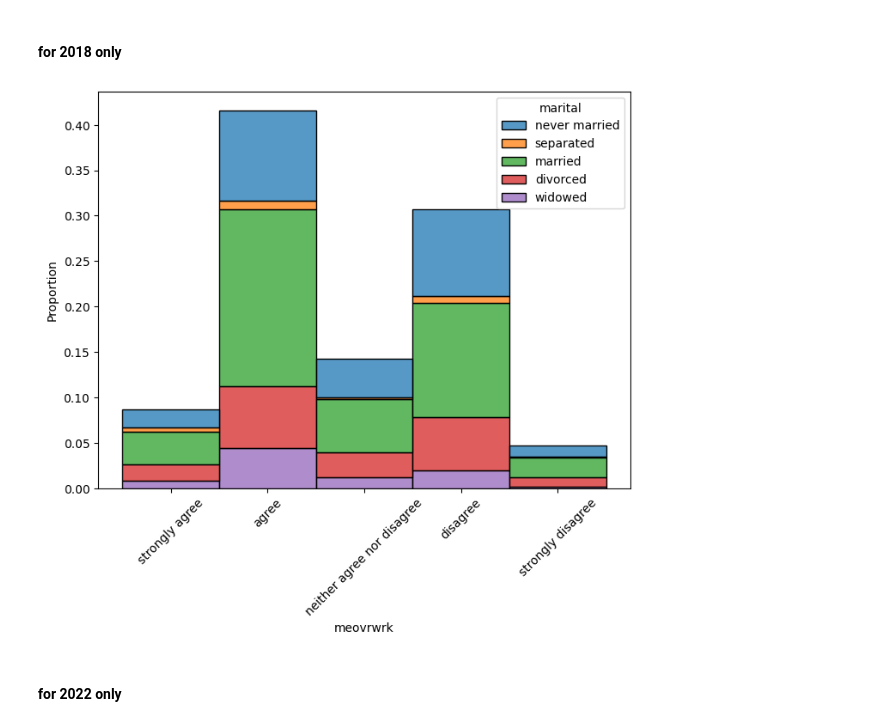
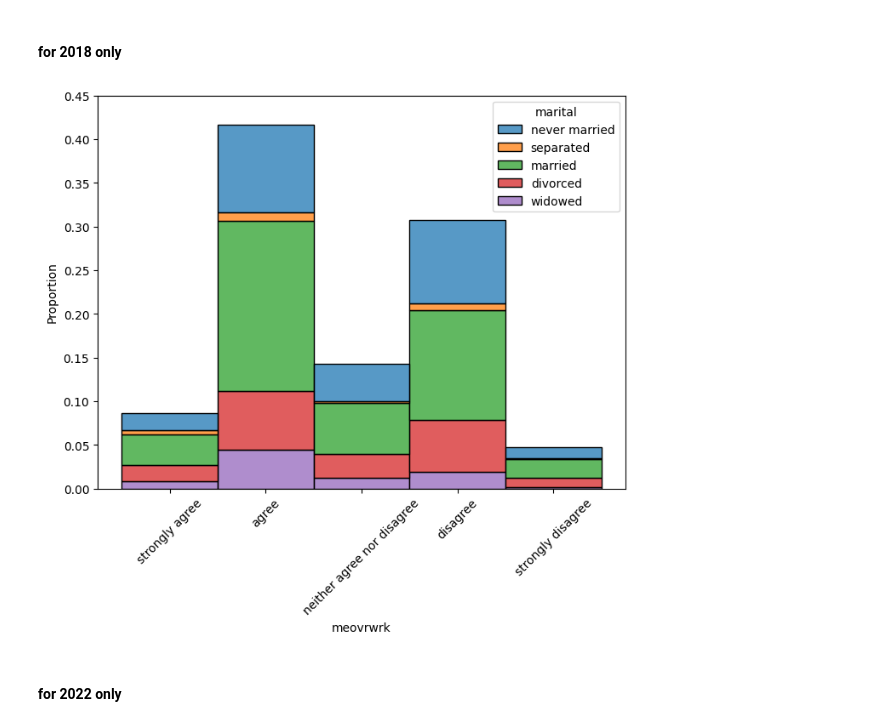
Before and after one commit to imdressel/project_gss, a Jupyter notebook: GSS_Isabella's_Part2.ipynb, the cells around one changed output. Cells and saved outputs as stored; diff of their text form; code cells hidden in the pictures.

```diff
--- a/GSS_Isabella's_Part2.ipynb
+++ b/GSS_Isabella's_Part2.ipynb
@@ -75,13 +75,14 @@ plt.show()
 # %%
 plt.figure(figsize=(8,6))
 horder = ['never married','separated','married','divorced','widowed']
 # convert meovrwrk to ordered categorical
 df2018['meovrwrk'] = pd.Categorical(df2018['meovrwrk'],categories=["strongly agree","agree","neither agree nor disagree","disagree","strongly disagree"],ordered=True)
 sns.histplot(data=df2018,x=df2018['meovrwrk'],hue=df2018['marital'],stat='proportion',multiple='stack',hue_order=horder)
+plt.ylim([0, 0.45])
 plt.xticks(rotation=45)
 plt.show()
 # %% [output]
-[figure, old version]
+[figure, new version]
 # %% [markdown]
 #### for 2022 only
 # %%
```
Also changed, not shown: parts of 1 cell of this notebook.
